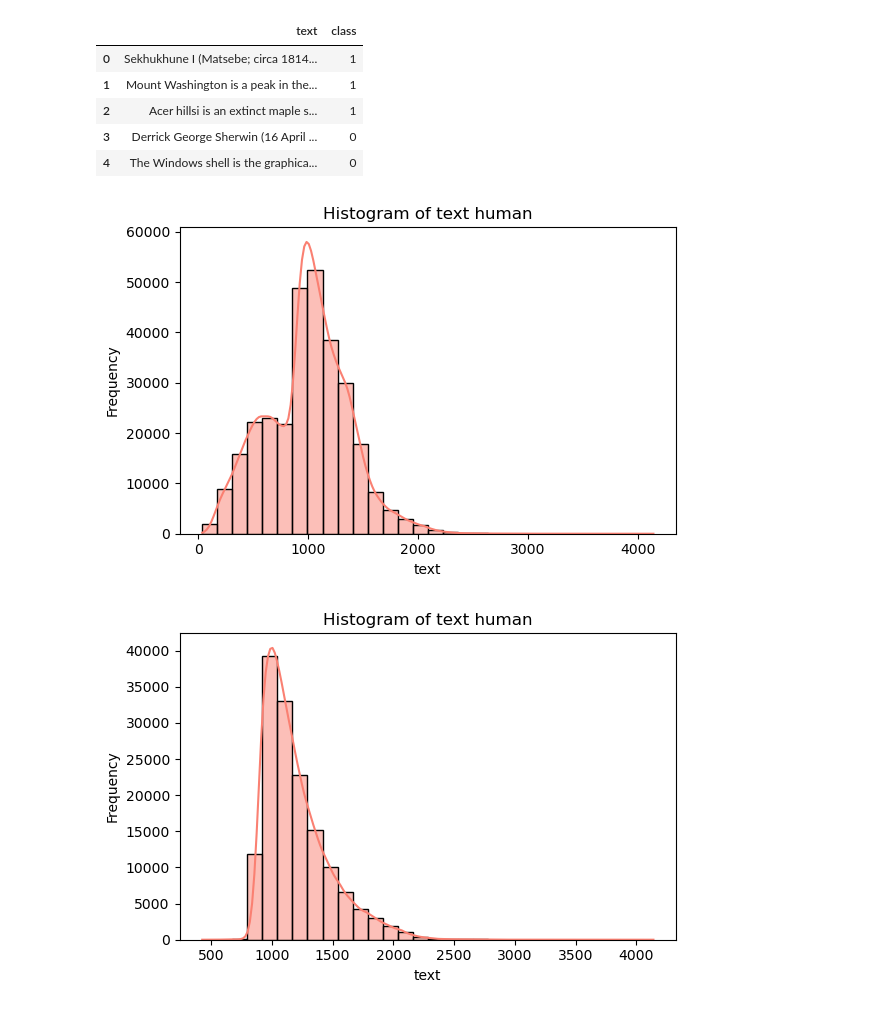
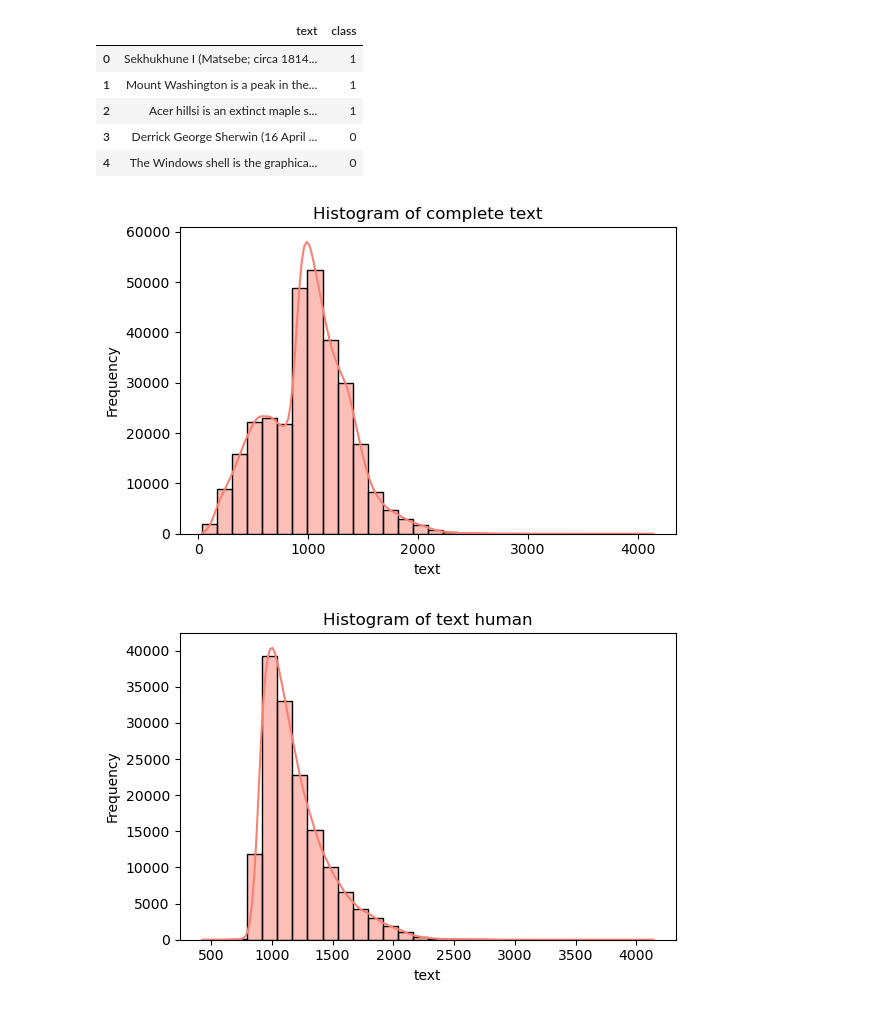
Before and after one commit to AnaNofuentes/Text-Analyzer-Human-vs-AI, a Jupyter notebook: eda.ipynb, the cells around one changed output. Cells and saved outputs as stored; diff of their text form; code cells hidden in the pictures.

```diff
--- a/eda.ipynb
+++ b/eda.ipynb
@@ -34,13 +35,13 @@ df_class_ai = df_complete[df_complete['class'] == 1]
 # %%
 plt.figure(figsize=(6,4))
 sns.histplot(df_complete['len_text'], kde=True, bins=30, color="salmon")  # Histograma con KDE
-plt.title(f'Histogram of text human')
+plt.title(f'Histogram of complete text')
 plt.xlabel('text')
 plt.ylabel('Frequency')
 plt.tight_layout()
 plt.show()
 # %% [output]
-[figure, old version]
+[figure, new version]
 # %%
 plt.figure(figsize=(6,4))
 sns.histplot(df_class_human['len_text'], kde=True, bins=30, color="salmon")  # Histograma con KDE
```
Also changed, not shown: parts of 21 cells of this notebook, 2 other files.
